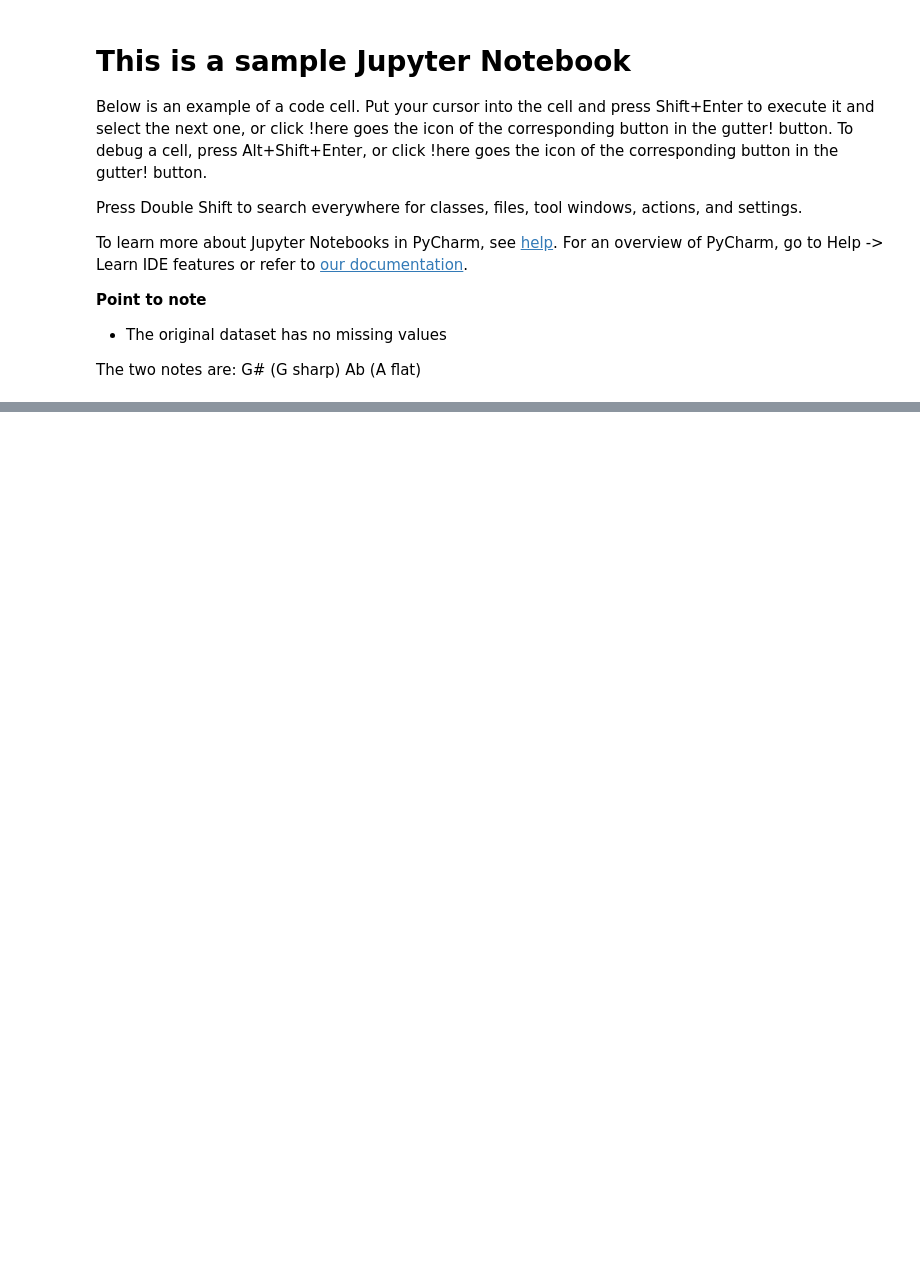
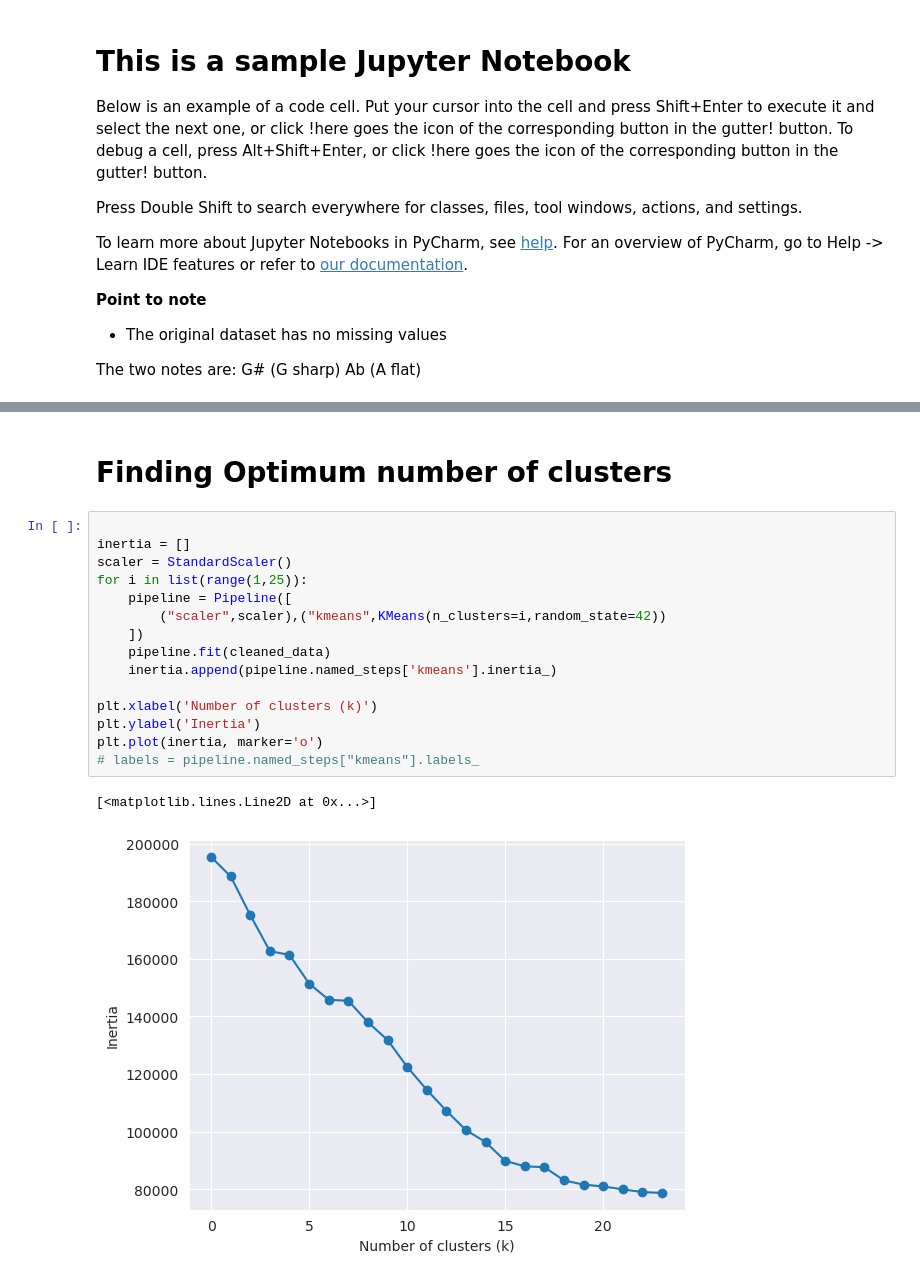
Before and after one commit to samuel23taku/ML-Spotify-Songs-Clustering, a Jupyter notebook: sample.ipynb, the cells around one changed output, grey strips where cells are left out. Saved outputs shown, nothing was run; the diff lists cells and outputs as text; blank space fills up the shorter version.

```diff
--- a/sample.ipynb
+++ b/sample.ipynb
@@ -60,0 +59,20 @@ Index(['danceability', 'energy', 'speechiness', 'acousticness',
+# %% [markdown]
+# Finding Optimum number of clusters
+# %%
+
+inertia = []
+scaler = StandardScaler()
+for i in list(range(1,25)):
+    pipeline = Pipeline([
+        ("scaler",scaler),("kmeans",KMeans(n_clusters=i,random_state=42))
+    ])
+    pipeline.fit(cleaned_data)
+    inertia.append(pipeline.named_steps['kmeans'].inertia_)
+
+plt.xlabel('Number of clusters (k)')
+plt.ylabel('Inertia')
+plt.plot(inertia, marker='o')
+# labels = pipeline.named_steps["kmeans"].labels_
+# %% [output]
+[<matplotlib.lines.Line2D at 0x...>]
+[figure, added]
```
Also changed, not shown: parts of 3 cells of this notebook, 1 other file.
